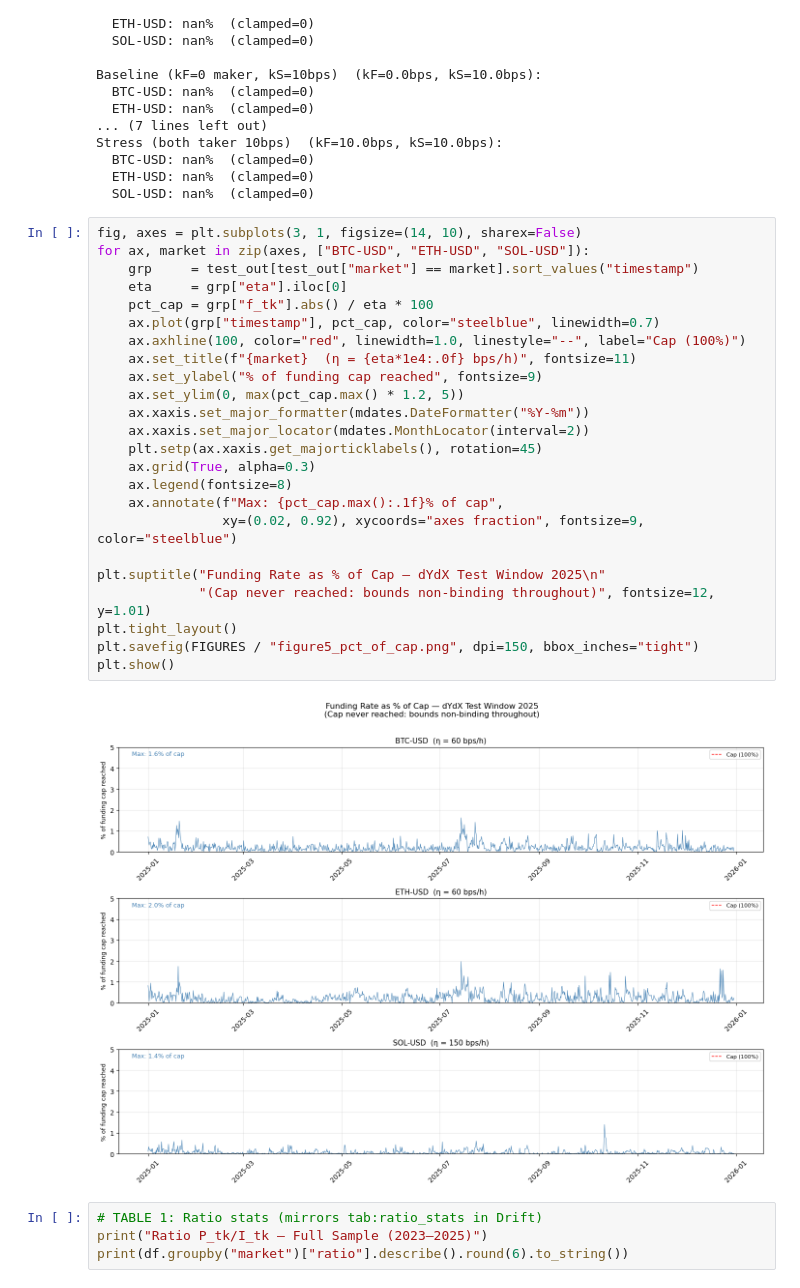
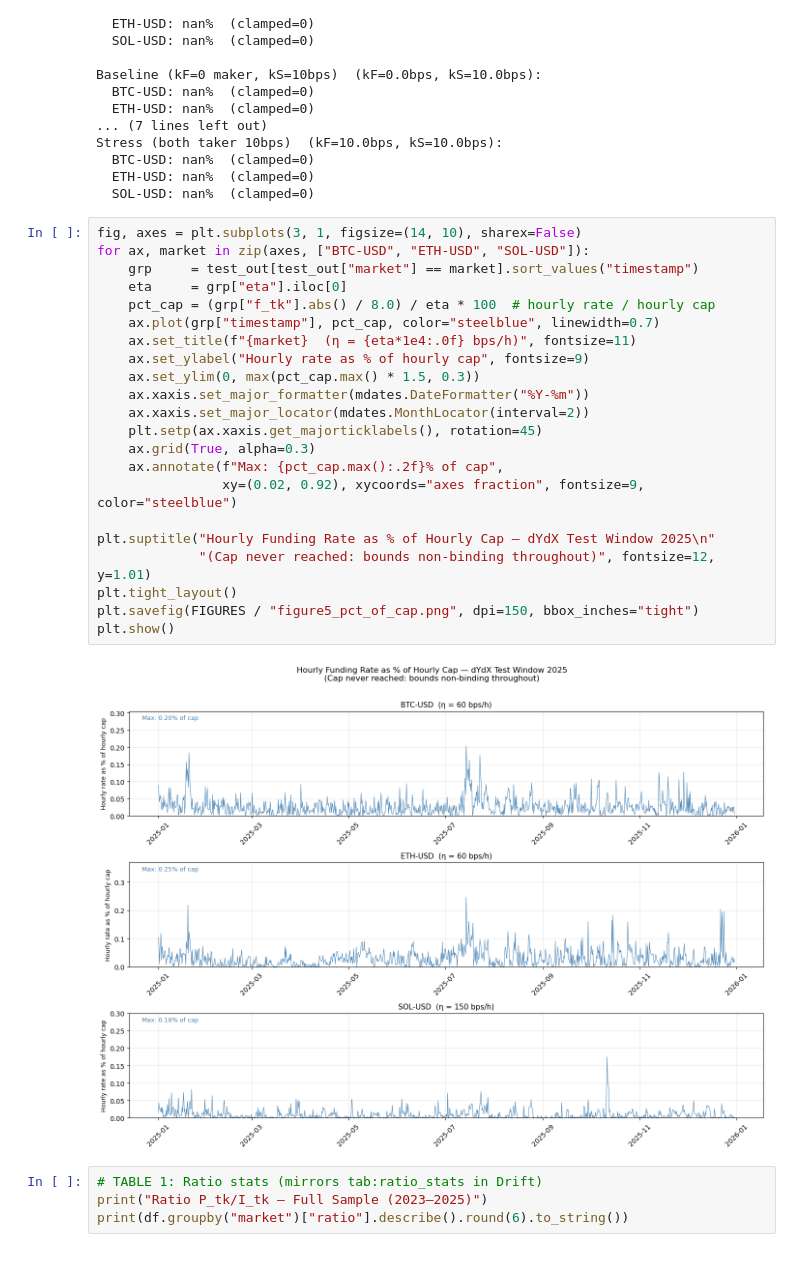
Before and after one commit to ee2625/defi-perps, a Jupyter notebook: dydx/analysis/dydx_test1_bounds.ipynb, the cells around one changed output. Drawn from its saved outputs; the diff is of its cells as text.

```diff
--- a/dydx/analysis/dydx_test1_bounds.ipynb
+++ b/dydx/analysis/dydx_test1_bounds.ipynb
@@ -582,29 +582,27 @@ Stress (both taker 10bps)  (kF=10.0bps, kS=10.0bps):
 # %%
 fig, axes = plt.subplots(3, 1, figsize=(14, 10), sharex=False)
 for ax, market in zip(axes, ["BTC-USD", "ETH-USD", "SOL-USD"]):
     grp     = test_out[test_out["market"] == market].sort_values("timestamp")
     eta     = grp["eta"].iloc[0]
-    pct_cap = grp["f_tk"].abs() / eta * 100
+    pct_cap = (grp["f_tk"].abs() / 8.0) / eta * 100  # hourly rate / hourly cap
     ax.plot(grp["timestamp"], pct_cap, color="steelblue", linewidth=0.7)
-    ax.axhline(100, color="red", linewidth=1.0, linestyle="--", label="Cap (100%)")
     ax.set_title(f"{market}  (η = {eta*1e4:.0f} bps/h)", fontsize=11)
-    ax.set_ylabel("% of funding cap reached", fontsize=9)
-    ax.set_ylim(0, max(pct_cap.max() * 1.2, 5))
+    ax.set_ylabel("Hourly rate as % of hourly cap", fontsize=9)
+    ax.set_ylim(0, max(pct_cap.max() * 1.5, 0.3))
     ax.xaxis.set_major_formatter(mdates.DateFormatter("%Y-%m"))
     ax.xaxis.set_major_locator(mdates.MonthLocator(interval=2))
     plt.setp(ax.xaxis.get_majorticklabels(), rotation=45)
     ax.grid(True, alpha=0.3)
-    ax.legend(fontsize=8)
-    ax.annotate(f"Max: {pct_cap.max():.1f}% of cap",
+    ax.annotate(f"Max: {pct_cap.max():.2f}% of cap",
                 xy=(0.02, 0.92), xycoords="axes fraction", fontsize=9, color="steelblue")
 
-plt.suptitle("Funding Rate as % of Cap — dYdX Test Window 2025\n"
+plt.suptitle("Hourly Funding Rate as % of Hourly Cap — dYdX Test Window 2025\n"
              "(Cap never reached: bounds non-binding throughout)", fontsize=12, y=1.01)
 plt.tight_layout()
 plt.savefig(FIGURES / "figure5_pct_of_cap.png", dpi=150, bbox_inches="tight")
 plt.show()
 # %% [output]
-[figure, old version]
+[figure, new version]
 # %%
 # TABLE 1: Ratio stats (mirrors tab:ratio_stats in Drift)
 print("Ratio P_tk/I_tk — Full Sample (2023–2025)")
```
Also changed, not shown: 1 other file.
